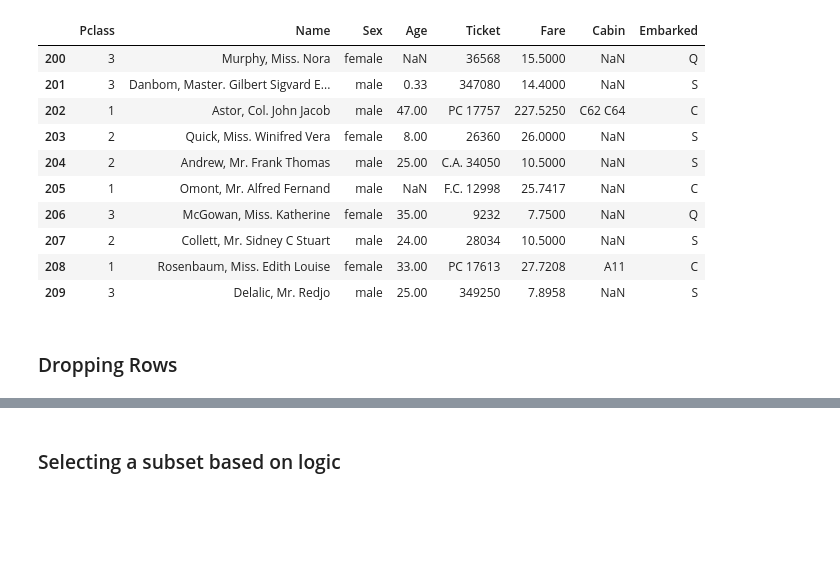
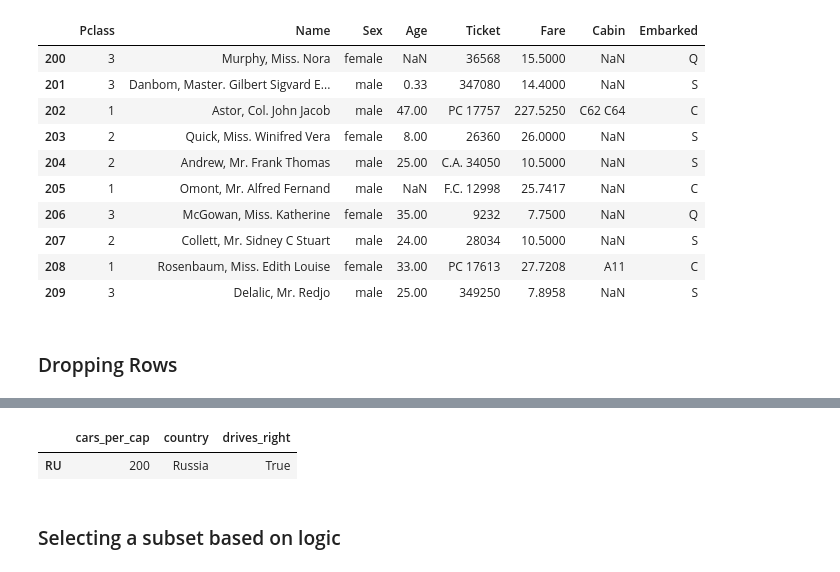
Before and after one commit to TheBoyMoe/DataScience-Repo, a Jupyter notebook: CodeAcademy-Data-Science/05-Pandas/05-pandas-review.ipynb, the cells around one changed output, grey strips where cells are left out. Drawn from its saved outputs; the diff is of its cells as text; code cells hidden in the pictures; blank space fills up the shorter version.

```diff
--- a/CodeAcademy-Data-Science/05-Pandas/05-pandas-review.ipynb
+++ b/CodeAcademy-Data-Science/05-Pandas/05-pandas-review.ipynb
@@ -404,3 +508,9 @@ df.drop([204, 205, 206], axis=0)[200:210]
+# %%
+# select all rows with cars_per_cap between 100 and 500
+cars[np.logical_and(cars['cars_per_cap'] > 100, cars['cars_per_cap'] < 500)]
+# %% [output]
+|  | cars_per_cap | country | drives_right |
+| RU | 200 | Russia | True |
 # %% [markdown]
 ### Selecting a subset based on logic
 # %%
```
Also changed, not shown: parts of 11 cells of this notebook, 3 other files.
